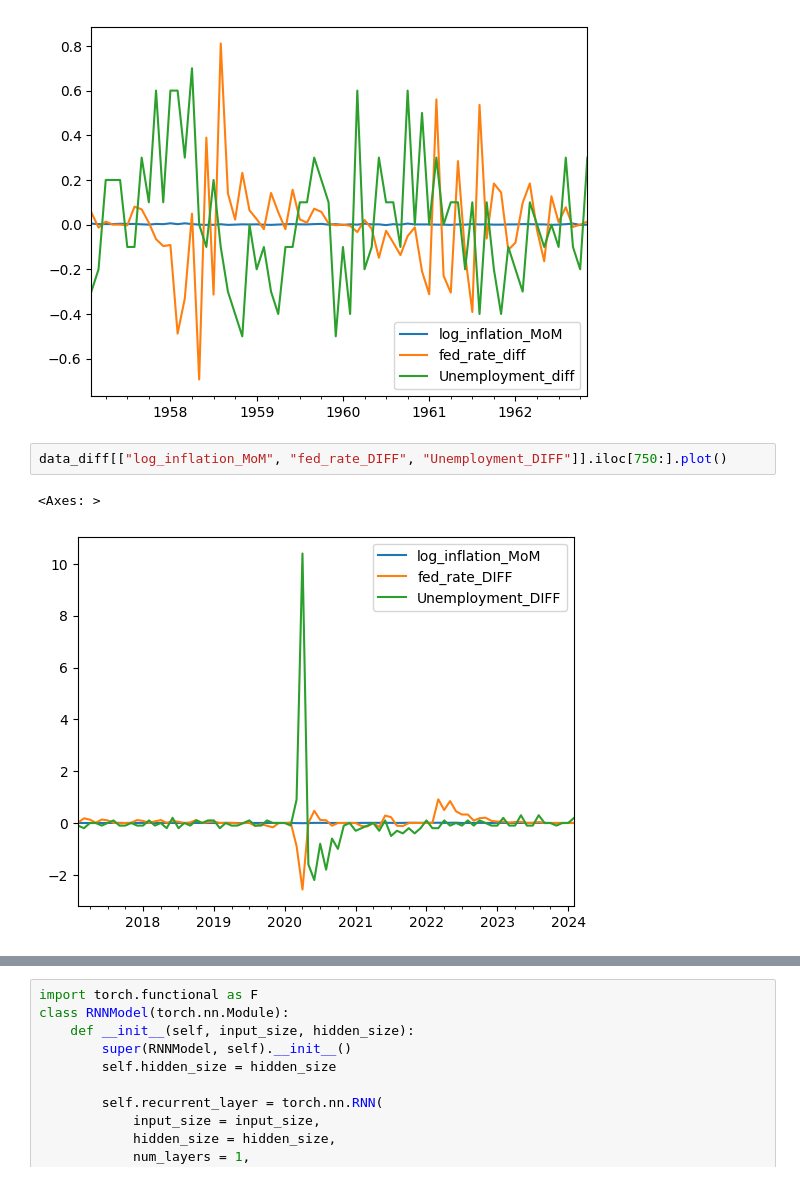
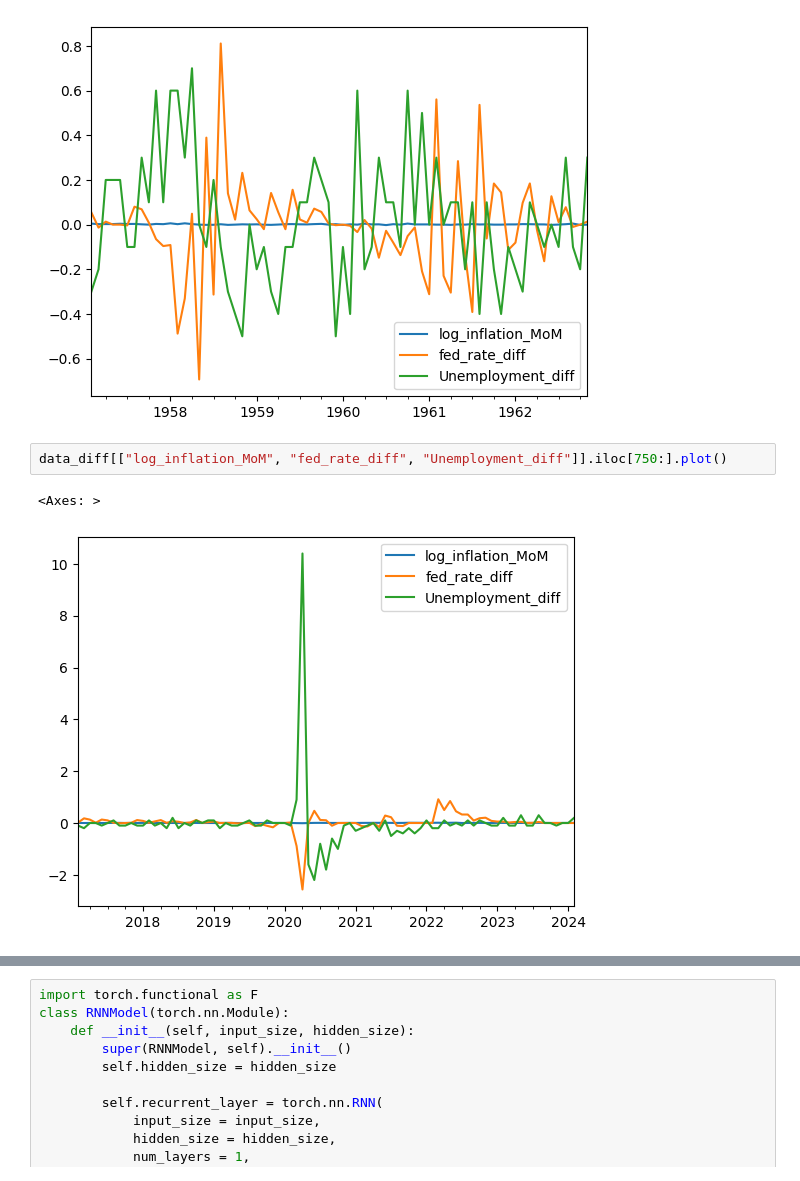
Before and after one commit to GarettKaube/Statistics-MachineLearning, a Jupyter notebook: machinelearning/DeepLearning/MonetaryPolicyRecurrentNeuralNetworks/monetarypolicyrnn.ipynb, the cells around one changed output, grey strips where cells are left out. Cells and saved outputs as stored; diff of their text form.

```diff
--- a/machinelearning/DeepLearning/MonetaryPolicyRecurrentNeuralNetworks/monetarypolicyrnn.ipynb
+++ b/machinelearning/DeepLearning/MonetaryPolicyRecurrentNeuralNetworks/monetarypolicyrnn.ipynb
@@ -127,9 +127,9 @@ data_diff[["log_inflation_MoM", "fed_rate_diff", "Unemployment_diff"]].iloc[30:1
 <Axes: >
 [figure]
 # %%
-data_diff[["log_inflation_MoM", "fed_rate_DIFF", "Unemployment_DIFF"]].iloc[750:].plot()
+data_diff[["log_inflation_MoM", "fed_rate_diff", "Unemployment_diff"]].iloc[750:].plot()
 # %% [output]
 <Axes: >
-[figure, old version]
+[figure, new version]
 # %%
 data_diff.loc["2020-03-01"]
```
Also changed, not shown: parts of 31 cells of this notebook.
